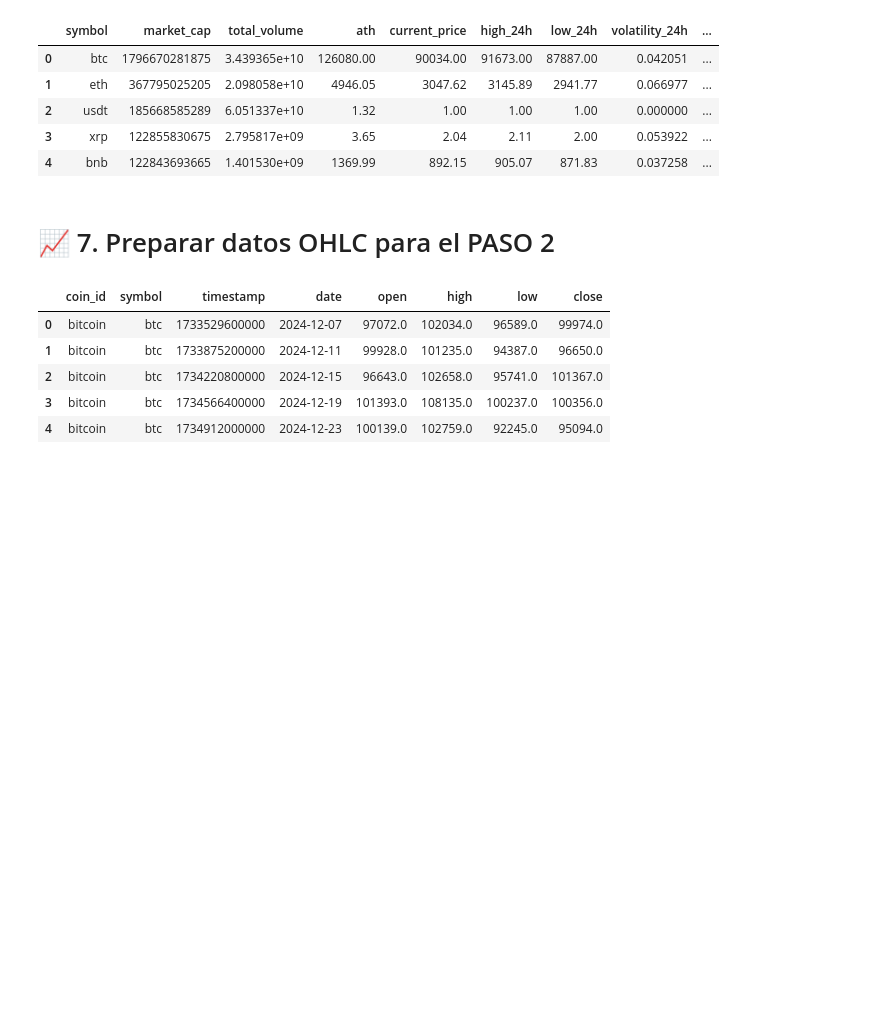
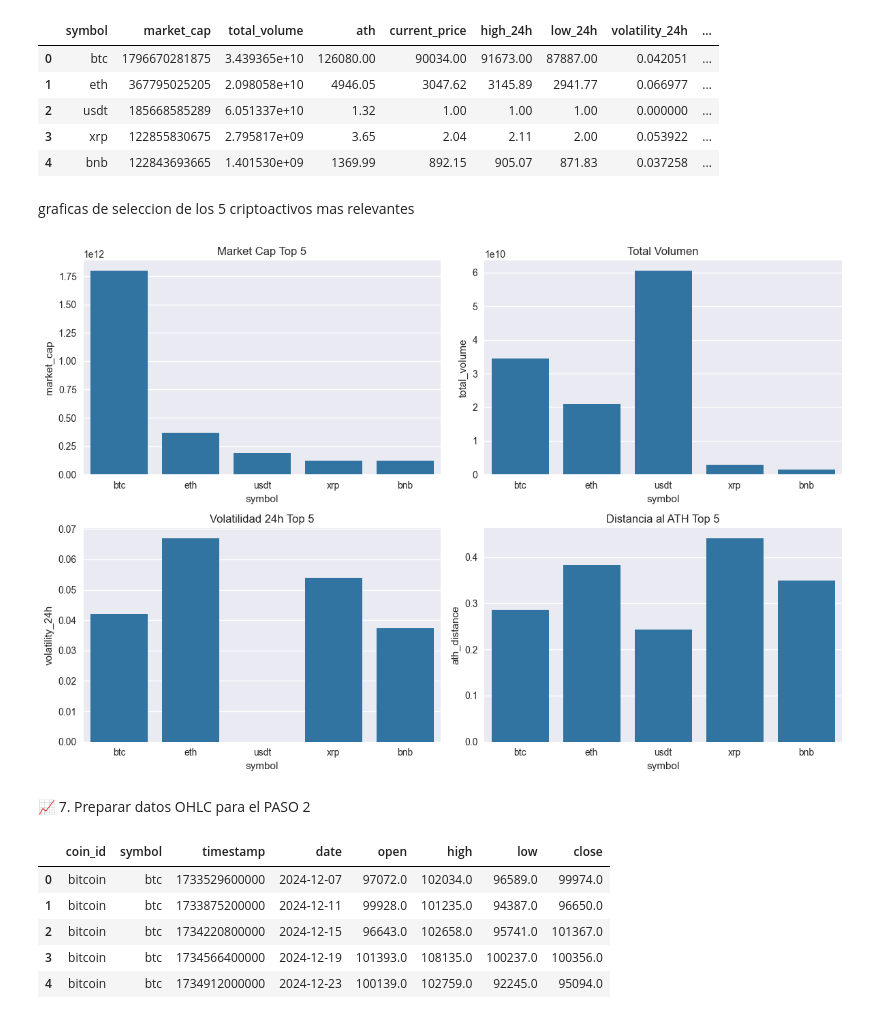
Before and after one commit to ramasa987/EDA_CRYPTO, a Jupyter notebook: CODIGO/NOTEBOOKS/EDA_MEMORIA_DESARROLLO.ipynb, the cells around one changed output. Saved outputs shown, nothing was run; the diff lists cells and outputs as text; code cells hidden in the pictures; blank space fills up the shorter version.

```diff
--- a/CODIGO/NOTEBOOKS/EDA_MEMORIA_DESARROLLO.ipynb
+++ b/CODIGO/NOTEBOOKS/EDA_MEMORIA_DESARROLLO.ipynb
@@ -168,8 +188,41 @@ Los 5 criptoactivos seleccionados son:
 | 2 | usdt | 185668585289 | 6.051337e+10 | 1.32 | 1.00 | 1.00 | 1.00 | 0.000000 | ... |
 | 3 | xrp | 122855830675 | 2.795817e+09 | 3.65 | 2.04 | 2.11 | 2.00 | 0.053922 | ... |
 | 4 | bnb | 122843693665 | 1.401530e+09 | 1369.99 | 892.15 | 905.07 | 871.83 | 0.037258 | ... |
+# %% [markdown]
+graficas de seleccion de los 5 criptoactivos mas relevantes
+# %%
+import pandas as pd
+import numpy as np
+
+import matplotlib.pyplot as plt
+import seaborn as sns
+
+from sklearn.preprocessing import MinMaxScaler
+
+plt.style.use("seaborn-v0_8")
+sns.set_palette("tab10")
+# %%
+fig, axes = plt.subplots(2, 2, figsize=(12, 8))
+axes = axes.ravel()
+
+sns.barplot(data=top5, x="symbol", y="market_cap", ax=axes[0])
+axes[0].set_title("Market Cap Top 5")
+
+sns.barplot(data=top5, x="symbol", y="total_volume", ax=axes[1])
+axes[1].set_title("Total Volumen")
+
+sns.barplot(data=top5, x="symbol", y="volatility_24h", ax=axes[2])
+axes[2].set_title("Volatilidad 24h Top 5")
+
+sns.barplot(data=top5, x="symbol", y="ath_distance", ax=axes[3])
+axes[3].set_title("Distancia al ATH Top 5")
+
+plt.tight_layout()
+plt.show()
+# %% [output]
+[figure, added]
 # %% [markdown]
-# 📈 7. Preparar datos OHLC para el PASO 2
+📈 7. Preparar datos OHLC para el PASO 2
 # %%
 ohlc = pd.read_csv("../DATA/crypto_ohlc.csv")
 ohlc.head()
```
Also changed, not shown: parts of 108 cells of this notebook.
